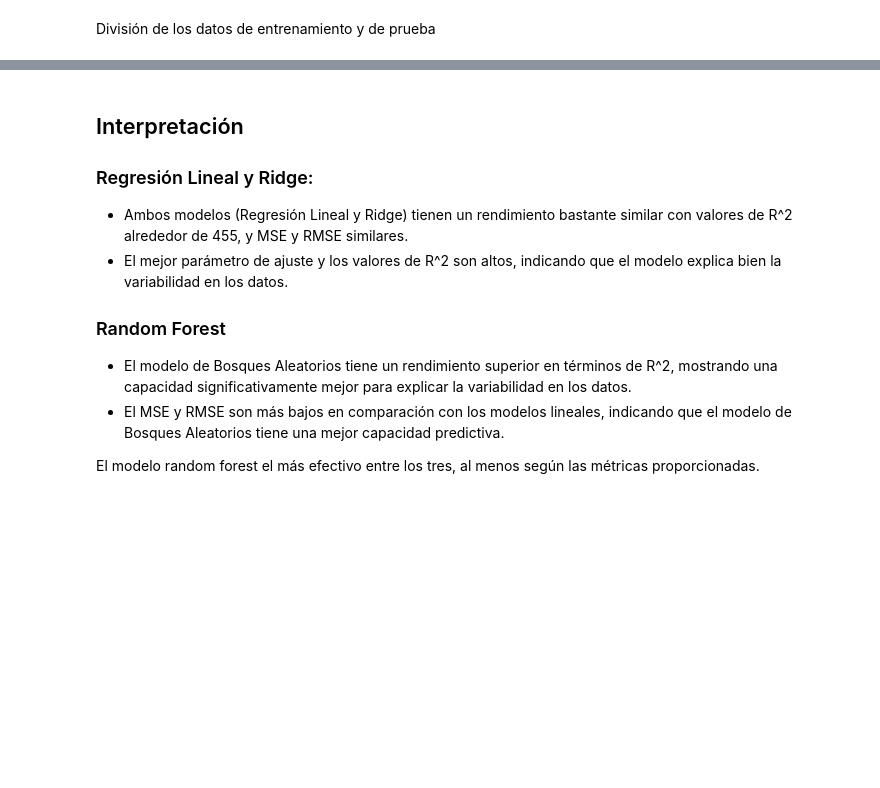
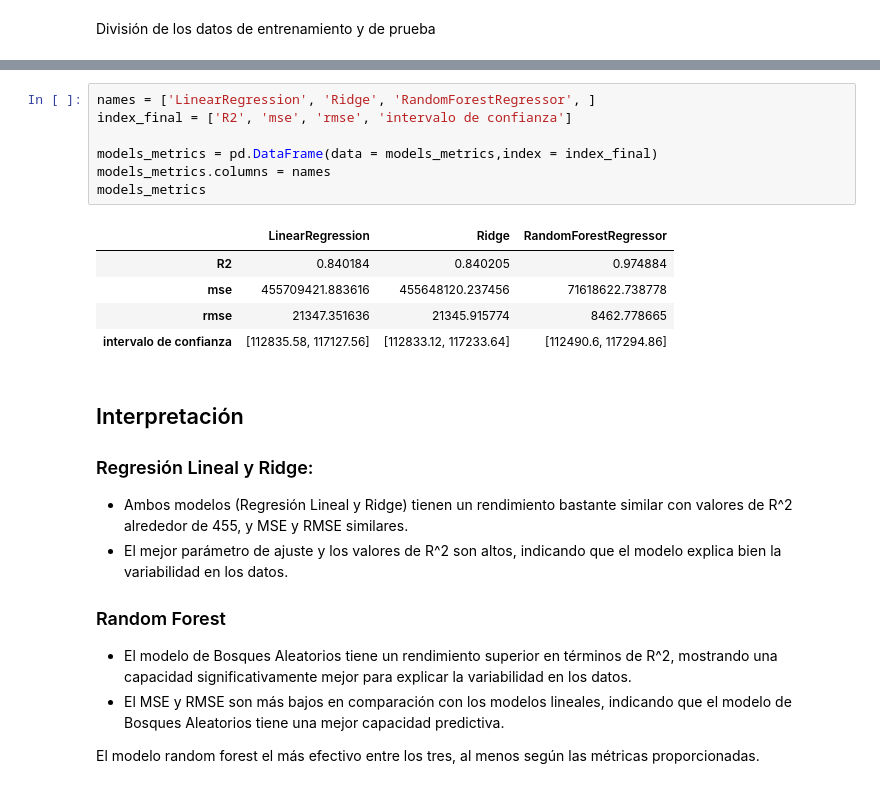
Before and after one commit to Santiagosphysics/Prediccion-salarios, a Jupyter notebook: jupyter_notebook.ipynb, the cells around one changed output, grey strips where cells are left out. Cells and saved outputs as stored; diff of their text form; blank space fills up the shorter version.

```diff
--- a/jupyter_notebook.ipynb
+++ b/jupyter_notebook.ipynb
@@ -369,3 +312,16 @@ RMSE: [112396.33 117425.64]
+# %%
+names = ['LinearRegression', 'Ridge', 'RandomForestRegressor', ]
+index_final = ['R2', 'mse', 'rmse', 'intervalo de confianza']
+
+models_metrics = pd.DataFrame(data = models_metrics,index = index_final)
+models_metrics.columns = names
+models_metrics
+# %% [output]
+|  | LinearRegression | Ridge | RandomForestRegressor |
+| R2 | 0.840184 | 0.840205 | 0.974884 |
+| mse | 455709421.883616 | 455648120.237456 | 71618622.738778 |
+| rmse | 21347.351636 | 21345.915774 | 8462.778665 |
+| intervalo de confianza | [112835.58, 117127.56] | [112833.12, 117233.64] | [112490.6, 117294.86] |
 # %% [markdown]
 ## Interpretación
 
```
Also changed, not shown: parts of 35 cells of this notebook, 1 other file.
